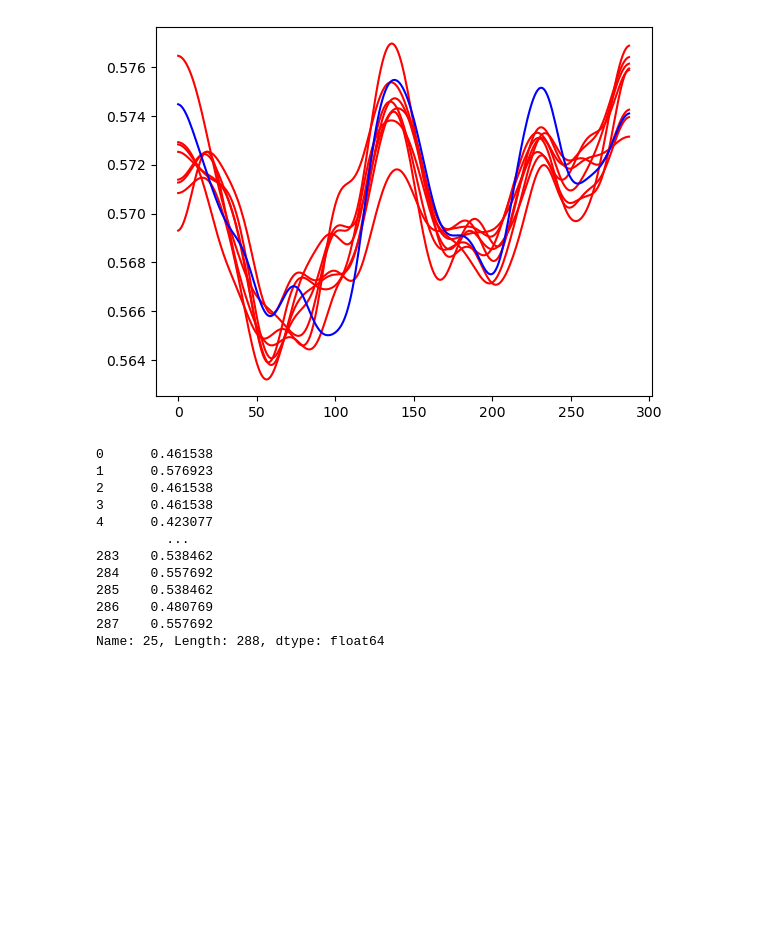
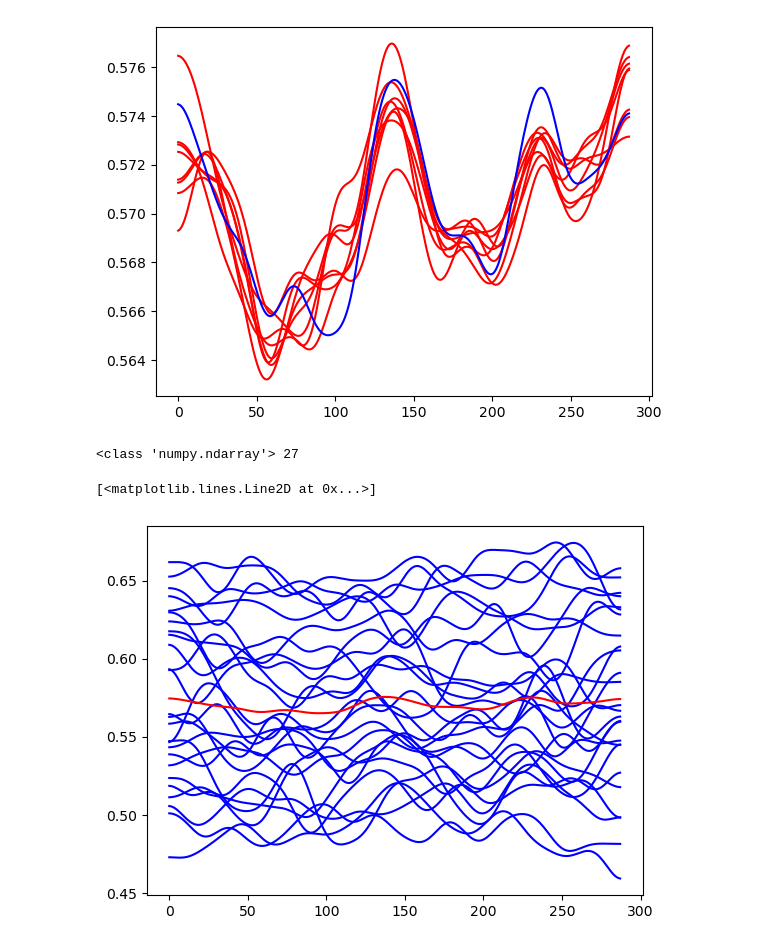
Before and after one commit to unthrived/master-thesis, a Jupyter notebook: 1_results_deci_50hz.ipynb, the cells around one changed output. Cells and saved outputs as stored; diff of their text form; code cells hidden in the pictures; blank space fills up the shorter version.

Commit message:
more experiments for decisions (10 to 30)

```diff
--- a/1_results_deci_50hz.ipynb
+++ b/1_results_deci_50hz.ipynb
@@ -69,21 +69,21 @@ plt.plot(df_deci_weightless['mean_filtered'], color = 'blue')
 # %% [output]
 [<matplotlib.lines.Line2D at 0x...>]
 [figure]
-# %%
-print((df_resp_list[0][25]))
-for columns in range (26):
-# create new column with mean for each other columns
-    df_resp_list[0]['filtered'+str(columns)] = gaussian_filter(df_resp_list[0][columns], sigma=10)
-# %% [output]
-0      0.461538
-1      0.576923
-2      0.461538
-3      0.461538
-4      0.423077
-         ...
-283    0.538462
-284    0.557692
-285    0.538462
-286    0.480769
-287    0.557692
-Name: 25, Length: 288, dtype: float64
+# %%
+load = np.load('results_deci_rf/timepoint_decision_weightless_0.npy', allow_pickle=True)
+print(type(load), len(load))
+df = pd.DataFrame(columns=range(26))
+for i in range(26):
+    df[i] = load[i]
+# %% [output]
+<class 'numpy.ndarray'> 27
+# %%
+df['mean'] = df.mean(axis=1)
+df['mean_filtered'] = gaussian_filter(df['mean'], sigma=10)
+for columns in range (26):
+    df['filtered_'+str(columns)] = gaussian_filter(df[columns], sigma=10)
+    plt.plot(df['filtered_'+str(columns)], color = 'blue')
+plt.plot(df['mean_filtered'], color = 'red')
+# %% [output]
+[<matplotlib.lines.Line2D at 0x...>]
+[figure, added]
```
Also changed, not shown: parts of 3 cells of this notebook, 21 other files.
